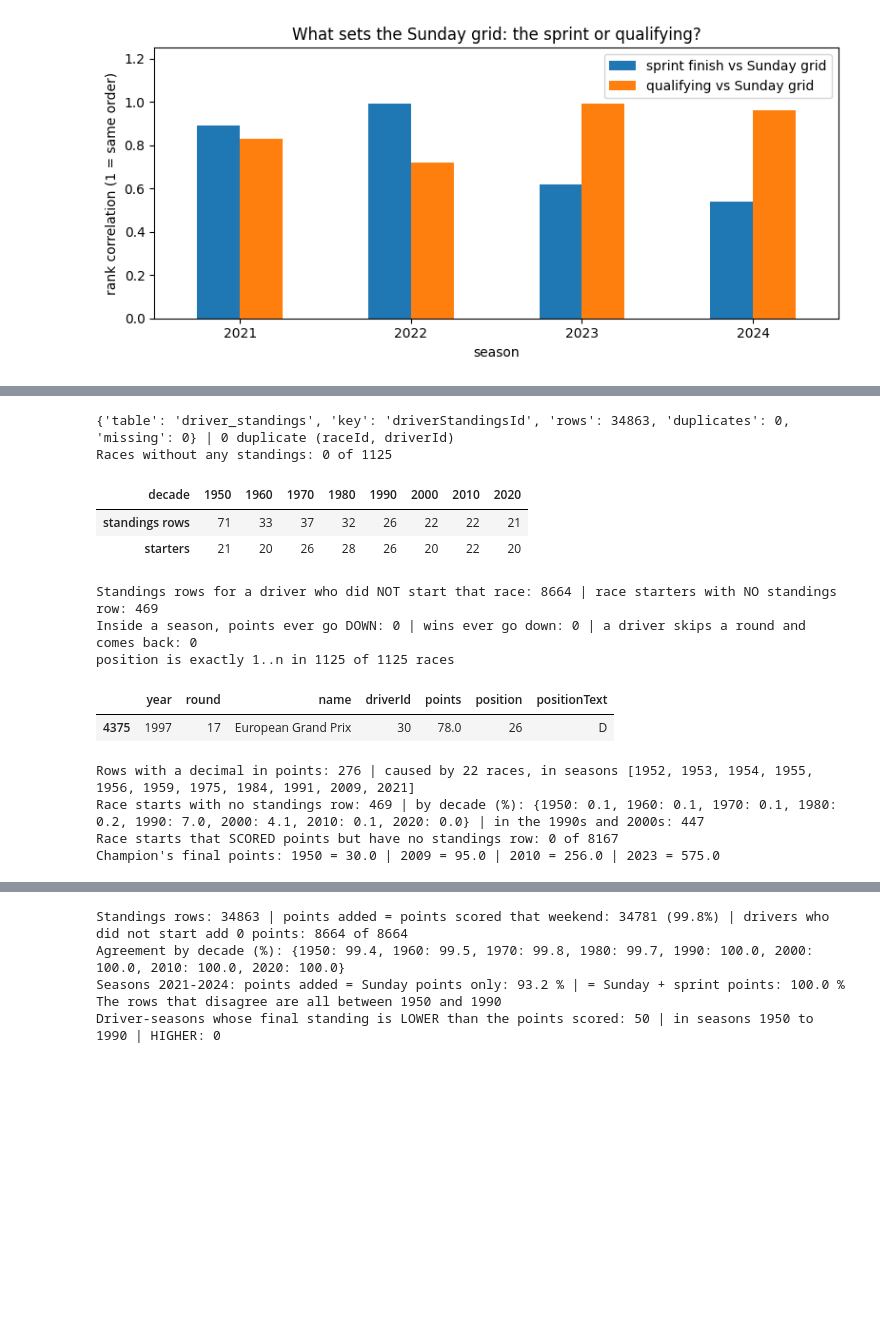
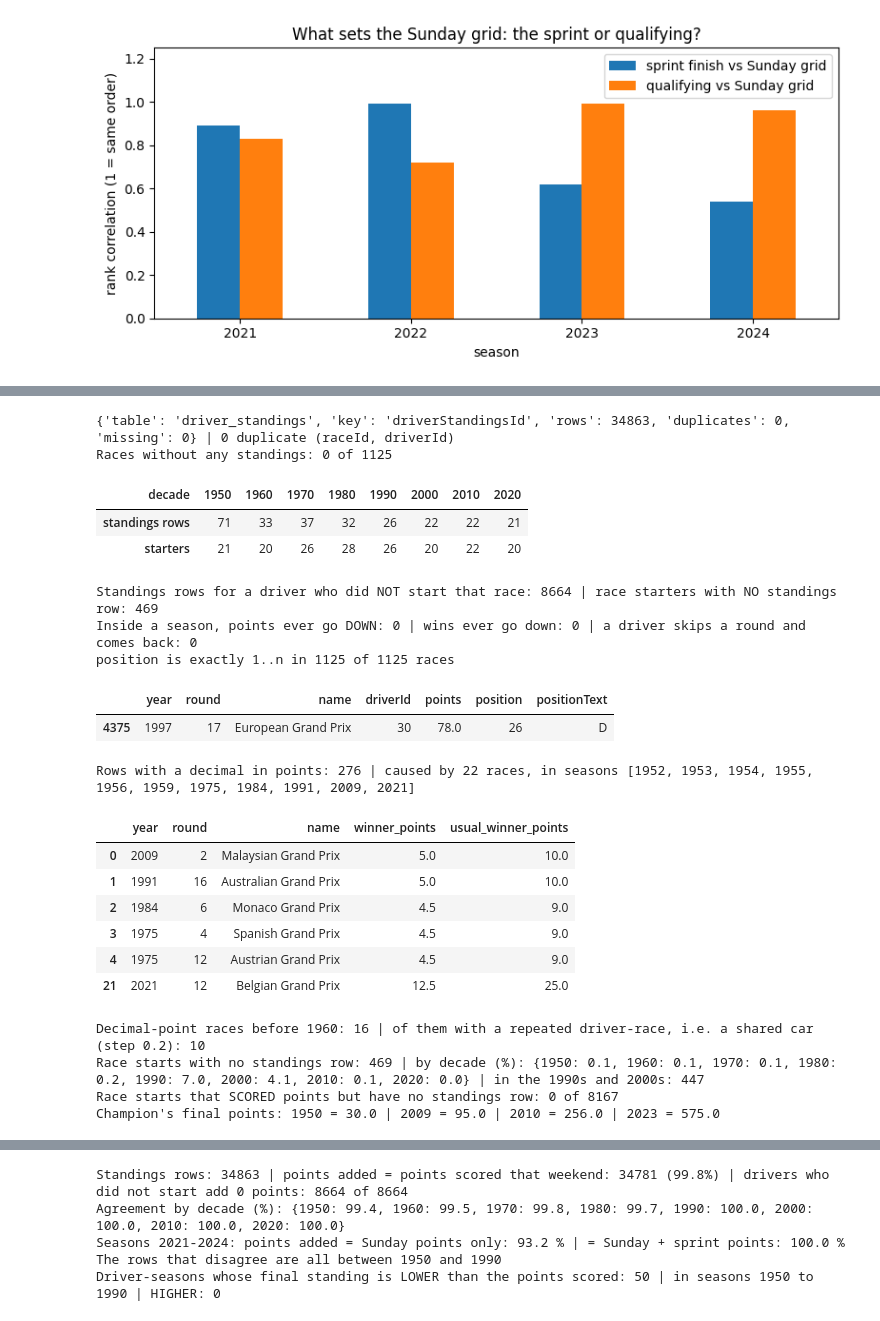
Before and after one commit to sal-tarek/ACL_F1_Predictions, a Jupyter notebook: final-audit/ms1-pre-cleaning-audit.ipynb, the cells around one changed output, grey strips where cells are left out. Drawn from its saved outputs; the diff is of its cells as text; code cells hidden in the pictures; blank space fills up the shorter version.

```diff
--- a/final-audit/ms1-pre-cleaning-audit.ipynb
+++ b/final-audit/ms1-pre-cleaning-audit.ipynb
@@ -852,7 +858,7 @@ Sprint top 3 who also finished on the Sunday podium: 33 of 54 | Sunday grid top
 **Why we look at this.** `driver_standings` is the championship table after each race, which makes it a tempting feature ("points so far"). It is only usable if we know exactly what a row contains, whether every driver has one, and which values look strange. Step 2.3 then tests when a row is written.
 # %%
 # ------------------------------------------------------------------------------------------
-# 2.3  driver_standings: what is one row, and where does it look odd?
+# 2.2  driver_standings: what is one row, and where does it look odd?
 # ------------------------------------------------------------------------------------------
 ds = driver_st.merge(races[["raceId", "round", "name"]], on="raceId").sort_values(["year", "driverId", "round"])    # one driver's season in race order
 print(pk_check("driver_standings", ["driverStandingsId"]), "|", pk_check("driver_standings", ["raceId", "driverId"])["duplicates"], "duplicate (raceId, driverId)")
@@ -876,36 +882,52 @@ order = ds.groupby("raceId").position.agg(["min", "max", "nunique", "size"])
 print("position is exactly 1..n in", int(((order["min"] == 1) & (order["max"] == order["size"]) & (order["nunique"] == order["size"])).sum()), "of", len(order), "races")
 odd = ds[pd.to_numeric(ds.positionText, errors="coerce") != ds.position]                                # text that is not the same number as position
 display(odd[["year", "round", "name", "driverId", "points", "position", "positionText"]])
 print("Rows with a decimal in points:", int((ds.points % 1 != 0).sum()), "| caused by", ds[ds.added % 1 != 0].groupby(["year", "round"]).ngroups, "races, in seasons",
       sorted(ds[ds.added % 1 != 0].year.unique().tolist()))
+# Why decimals? We compare the winner's points in those races with the usual winner points of the same season.
+decimal_races = ds[ds.added % 1 != 0].groupby(["raceId", "year", "round", "name"]).size().reset_index()[["raceId", "year", "round", "name"]]
+winners_points = results[results.positionOrder == 1]
+decimal_races["winner_points"] = decimal_races.raceId.map(winners_points.groupby("raceId").points.max())
+decimal_races["usual_winner_points"] = decimal_races.year.map(winners_points.groupby("year").points.agg(lambda s: s.mode().iloc[0]))
+display(decimal_races[decimal_races.year >= 1960][["year", "round", "name", "winner_points", "usual_winner_points"]])
+early = decimal_races[decimal_races.year < 1960]
+print("Decimal-point races before 1960:", len(early), "| of them with a repeated driver-race, i.e. a shared car (step 0.2):", int(early.raceId.isin(set(repeated.reset_index().raceId)).sum()))
 
 # (c) Which race starters have no standings row? (we look at it by decade)
 starts = driver_races[["raceId", "driverId", "year", "points"]].merge(ds[["raceId", "driverId"]].assign(has_row=1), on=["raceId", "driverId"], how="left")
 starts["has_row"] = starts.has_row.fillna(0).astype(bool)
 no_row = starts[~starts.has_row]
 print("Race starts with no standings row:", len(no_row), "| by decade (%):", ((1 - starts.groupby(starts.year // 10 * 10).has_row.mean()) * 100).round(1).to_dict(),
       "| in the 1990s and 2000s:", int((no_row.year // 10 * 10).isin([1990, 2000]).sum()))
 print("Race starts that SCORED points but have no standings row:", int((~starts.has_row & (starts.points > 0)).sum()), "of", int((starts.points > 0).sum()))
 
 # (d) Points are not comparable between seasons: the champion's final total
 last_round = races.sort_values("round").groupby("year").raceId.last()
 champion = ds[ds.raceId.isin(last_round) & (ds.position == 1)].set_index("year").points
 print("Champion's final points: 1950 =", champion[1950], "| 2009 =", champion[2009], "| 2010 =", champion[2010], "| 2023 =", champion[2023])
 # %% [output]
 {'table': 'driver_standings', 'key': 'driverStandingsId', 'rows': 34863, 'duplicates': 0, 'missing': 0} | 0 duplicate (raceId, driverId)
 Races without any standings: 0 of 1125
 | decade | 1950 | 1960 | 1970 | 1980 | 1990 | 2000 | 2010 | 2020 |
 | standings rows | 71 | 33 | 37 | 32 | 26 | 22 | 22 | 21 |
 | starters | 21 | 20 | 26 | 28 | 26 | 20 | 22 | 20 |
 Standings rows for a driver who did NOT start that race: 8664 | race starters with NO standings row: 469
 Inside a season, points ever go DOWN: 0 | wins ever go down: 0 | a driver skips a round and comes back: 0
 position is exactly 1..n in 1125 of 1125 races
 |  | year | round | name | driverId | points | position | positionText |
 | 4375 | 1997 | 17 | European Grand Prix | 30 | 78.0 | 26 | D |
 Rows with a decimal in points: 276 | caused by 22 races, in seasons [1952, 1953, 1954, 1955, 1956, 1959, 1975, 1984, 1991, 2009, 2021]
-Race starts with no standings row: 469 | by decade (%): {1950: 0.1, 1960: 0.1, 1970: 0.1, 1980: 0.2, 1990: 7.0, 2000: 4.1, 2010: 0.1, 2020: 0.0} | in the 1990s and 2000s: 447
-Race starts that SCORED points but have no standings row: 0 of 8167
-Champion's final points: 1950 = 30.0 | 2009 = 95.0 | 2010 = 256.0 | 2023 = 575.0
+|  | year | round | name | winner_points | usual_winner_points |
+| 0 | 2009 | 2 | Malaysian Grand Prix | 5.0 | 10.0 |
+| 1 | 1991 | 16 | Australian Grand Prix | 5.0 | 10.0 |
+| 2 | 1984 | 6 | Monaco Grand Prix | 4.5 | 9.0 |
+| 3 | 1975 | 4 | Spanish Grand Prix | 4.5 | 9.0 |
+| 4 | 1975 | 12 | Austrian Grand Prix | 4.5 | 9.0 |
+| 21 | 2021 | 12 | Belgian Grand Prix | 12.5 | 25.0 |
+Decimal-point races before 1960: 16 | of them with a repeated driver-race, i.e. a shared car (step 0.2): 10
+Race starts with no standings row: 469 | by decade (%): {1950: 0.1, 1960: 0.1, 1970: 0.1, 1980: 0.2, 1990: 7.0, 2000: 4.1, 2010: 0.1, 2020: 0.0} | in the 1990s and 2000s: 447
+Race starts that SCORED points but have no standings row: 0 of 8167
+Champion's final points: 1950 = 30.0 | 2009 = 95.0 | 2010 = 256.0 | 2023 = 575.0
 # %% [markdown]
 **What we saw**
 - 34,863 rows, both keys unique, nothing missing, and all 1,125 races have standings.
```
Also changed, not shown: parts of 33 cells of this notebook, 11 other files.
